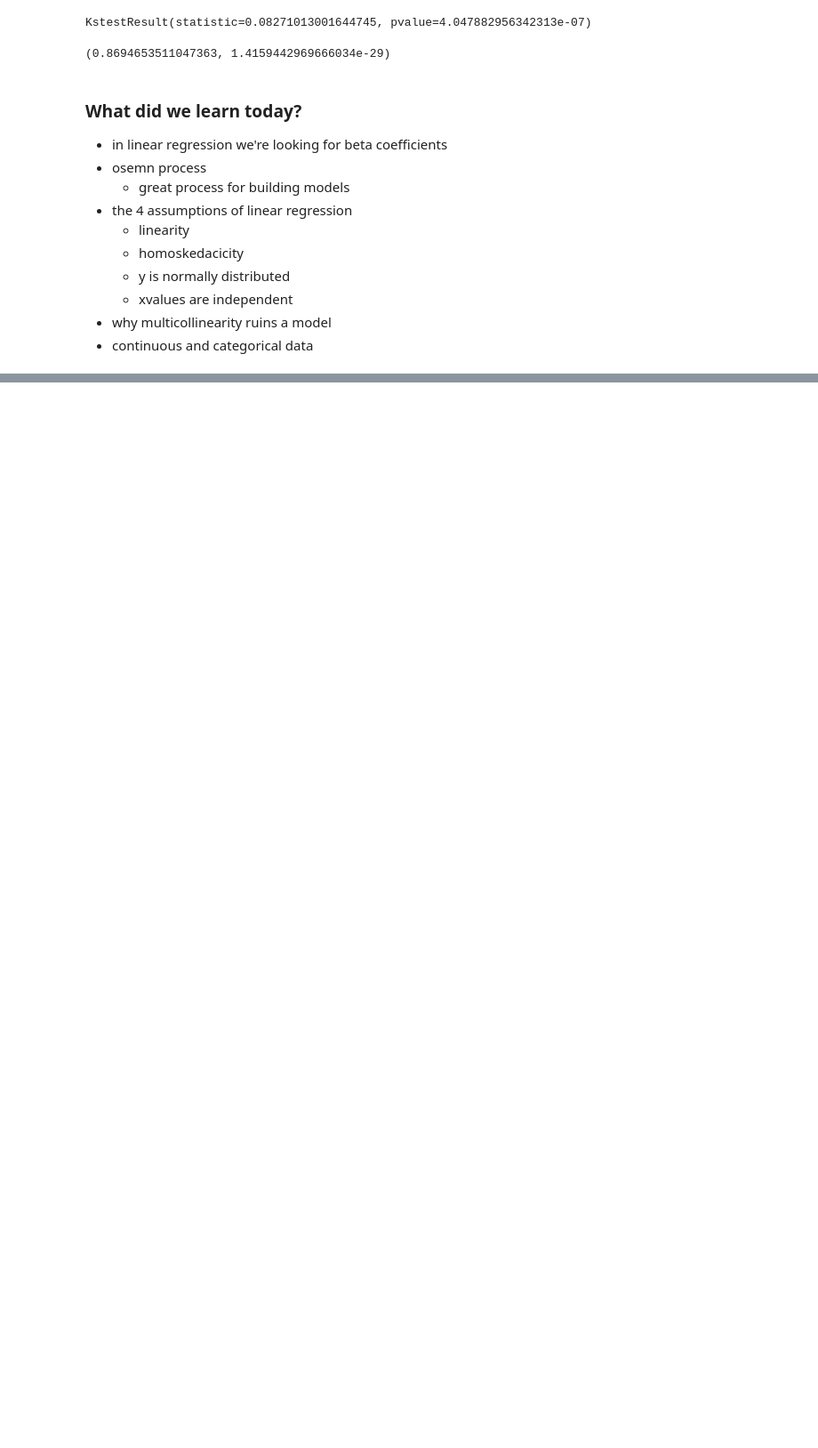
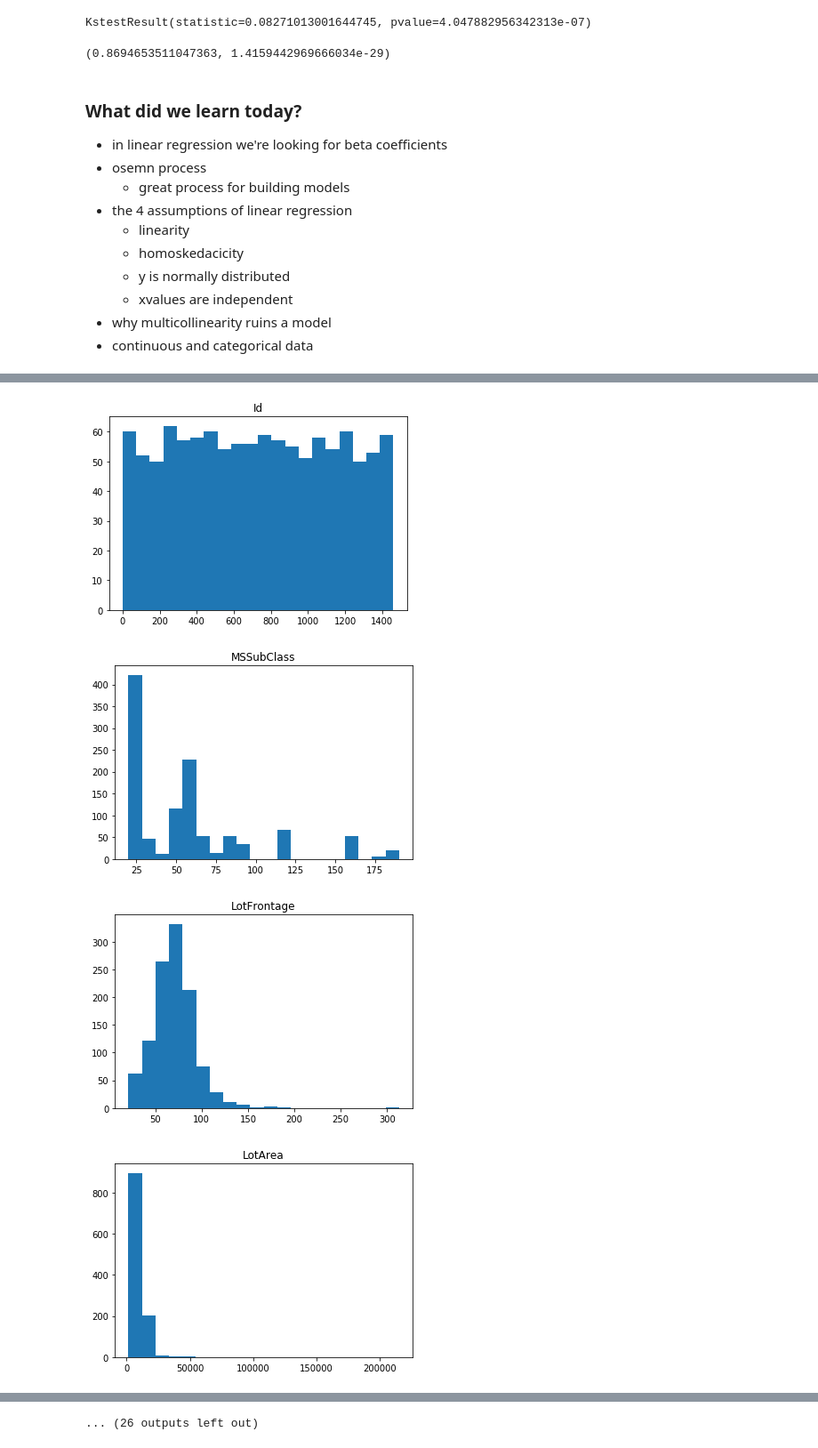
Before and after one commit to erdosn/mod2-sec18-linear-regression, a Jupyter notebook: linear-regression.ipynb, the cells around one changed output, grey strips where cells are left out. Shown at 89% size. Cells and saved outputs as stored; diff of their text form; code cells hidden in the pictures; blank space fills up the shorter version.

```diff
--- a/linear-regression.ipynb
+++ b/linear-regression.ipynb
@@ -257,0 +282,10 @@ scs.shapiro(residuals)
+# %%
+for col in numerical_df.columns:
+    plt.hist(numerical_df[col], bins=20)
+    plt.title(col)
+    plt.show()
+# %% [output]
+[figure, added]
+[figure, added]
+[figure, added]
+[figure, added]
@@ -257,0 +300 @@ scs.shapiro(residuals)
+... (26 outputs left out)
```
Also changed, not shown: parts of 42 cells of this notebook, 45 other files.
